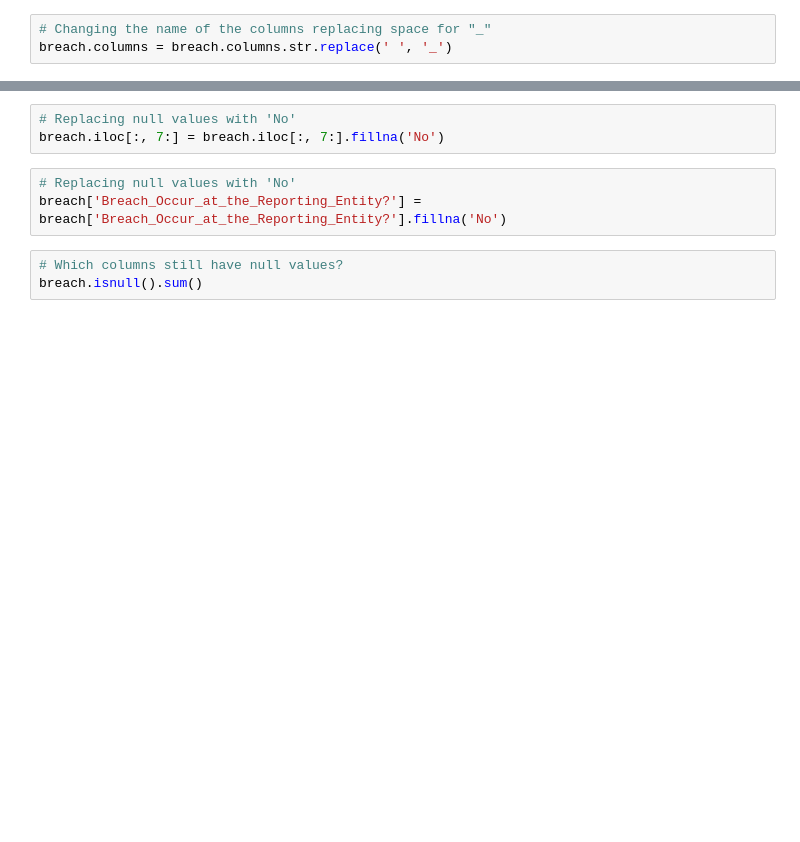
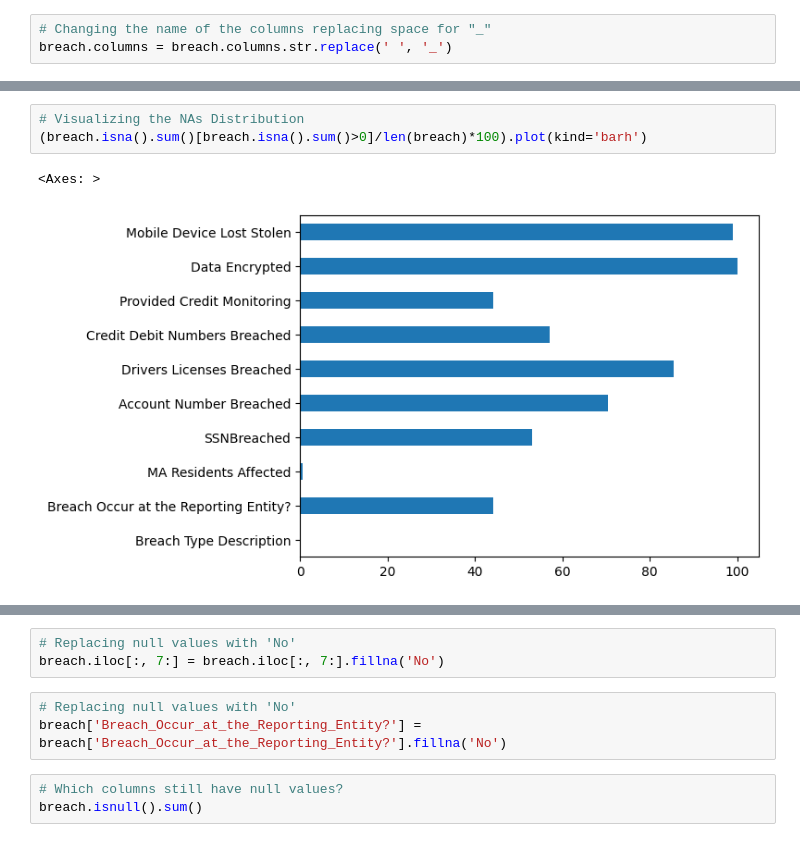
Before and after one commit to joncalle/AnalToolsDecMrk, a Jupyter notebook: DataBreach.ipynb, the cells around one changed output, grey strips where cells are left out. Cells and saved outputs as stored; diff of their text form; blank space fills up the shorter version.

```diff
--- a/DataBreach.ipynb
+++ b/DataBreach.ipynb
@@ -188,0 +184,6 @@ Create a histogram showing the distribution of breach types
+# %%
+# Visualizing the NAs Distribution
+(breach.isna().sum()[breach.isna().sum()>0]/len(breach)*100).plot(kind='barh')
+# %% [output]
+<Axes: >
+[figure, added]
```
Also changed, not shown: parts of 25 cells of this notebook.
